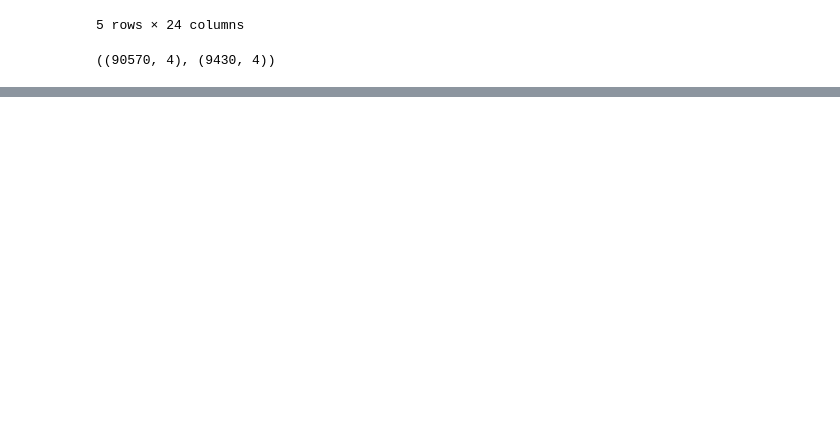
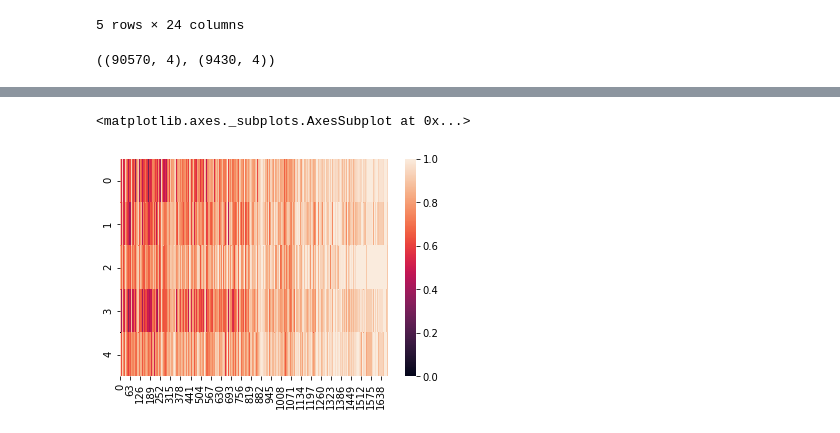
Before and after one commit to cheeseischeese/recommendationsystem, a Jupyter notebook: data preprocess.ipynb, the cells around one changed output, grey strips where cells are left out. Cells and saved outputs as stored; diff of their text form; code cells hidden in the pictures; blank space fills up the shorter version.

```diff
--- a/data preprocess.ipynb
+++ b/data preprocess.ipynb
@@ -95,0 +115,4 @@ for line in ratings.itertuples():
+# %%
+from sklearn.metrics.pairwise import pairwise_distances
+user_similarity = pairwise_distances(data_matrix, metric='cosine')
+item_similarity = pairwise_distances(data_matrix.T, metric='cosine')
@@ -95,0 +143,3 @@ for line in ratings.itertuples():
+# %%
+itemsim_matrix=pd.DataFrame(item_similarity)
+print(itemsim_matrix)
@@ -95,0 +185,5 @@ for line in ratings.itertuples():
+# %%
+sns.heatmap(itemsim_matrix[:5].head(5))
+# %% [output]
+<matplotlib.axes._subplots.AxesSubplot at 0x...>
+[figure, added]
```
Also changed, not shown: parts of 12 cells of this notebook.
